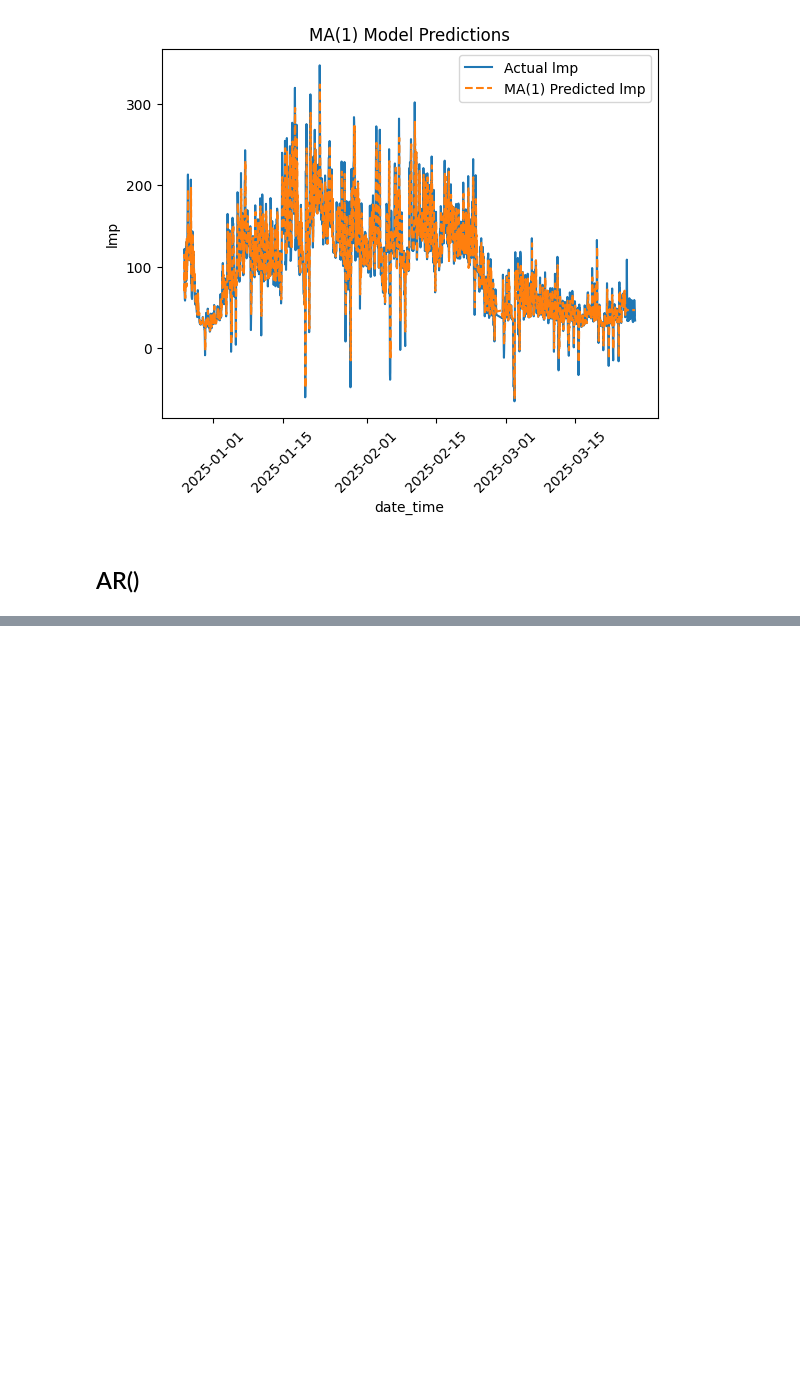
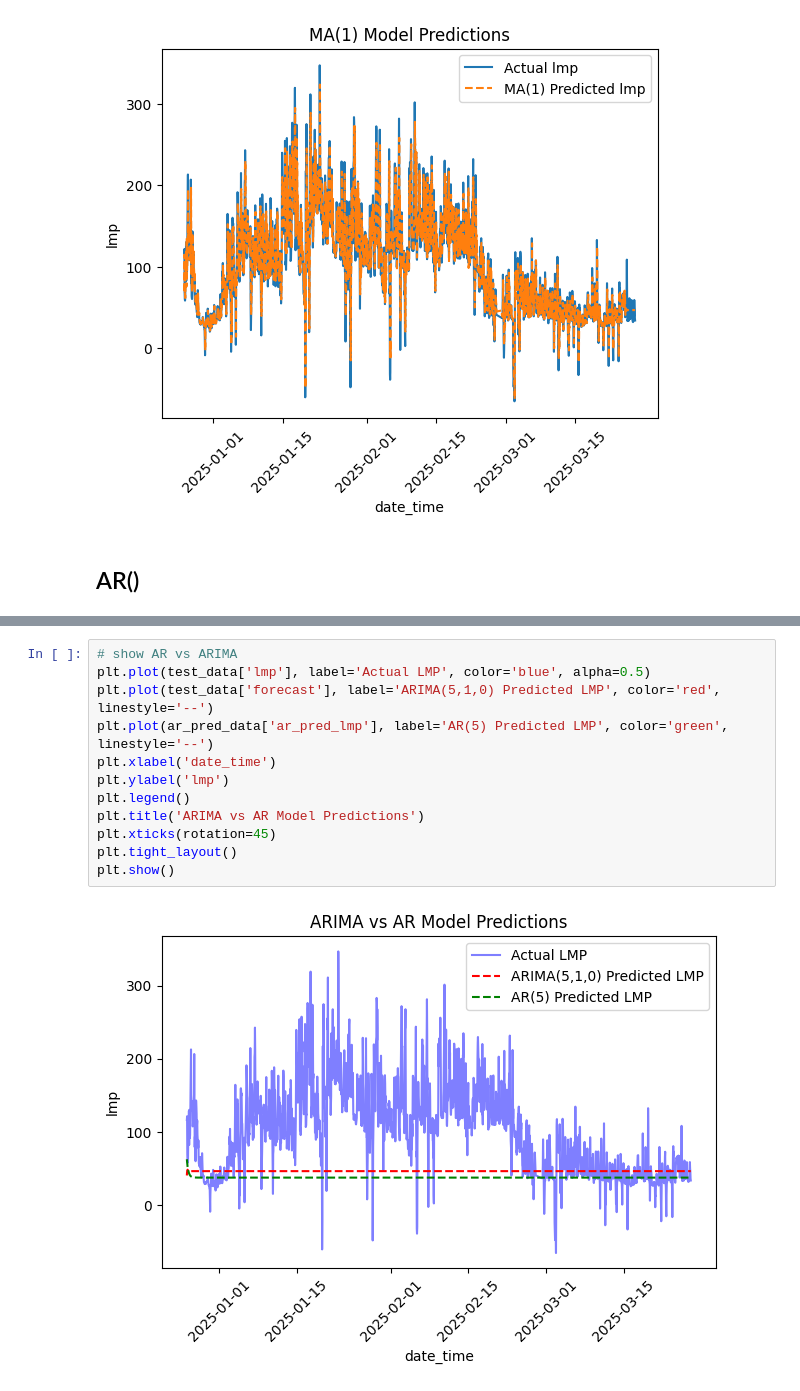
Before and after one commit to BradyHobson/ML2-Project, a Jupyter notebook: time_series_model.ipynb, the cells around one changed output, grey strips where cells are left out. Drawn from its saved outputs; the diff is of its cells as text; blank space fills up the shorter version.

```diff
--- a/time_series_model.ipynb
+++ b/time_series_model.ipynb
@@ -237,0 +291,14 @@ plt.show()
+# %%
+# show AR vs ARIMA
+plt.plot(test_data['lmp'], label='Actual LMP', color='blue', alpha=0.5)
+plt.plot(test_data['forecast'], label='ARIMA(5,1,0) Predicted LMP', color='red', linestyle='--')
+plt.plot(ar_pred_data['ar_pred_lmp'], label='AR(5) Predicted LMP', color='green', linestyle='--')
+plt.xlabel('date_time')
+plt.ylabel('lmp')
+plt.legend()
+plt.title('ARIMA vs AR Model Predictions')
+plt.xticks(rotation=45)
+plt.tight_layout()
+plt.show()
+# %% [output]
+[figure, added]
```
Also changed, not shown: parts of 6 cells of this notebook.
